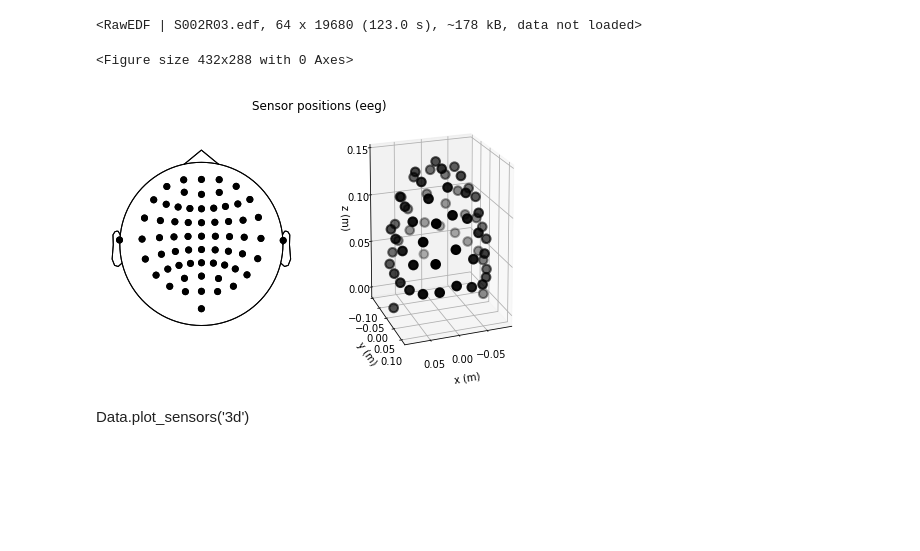
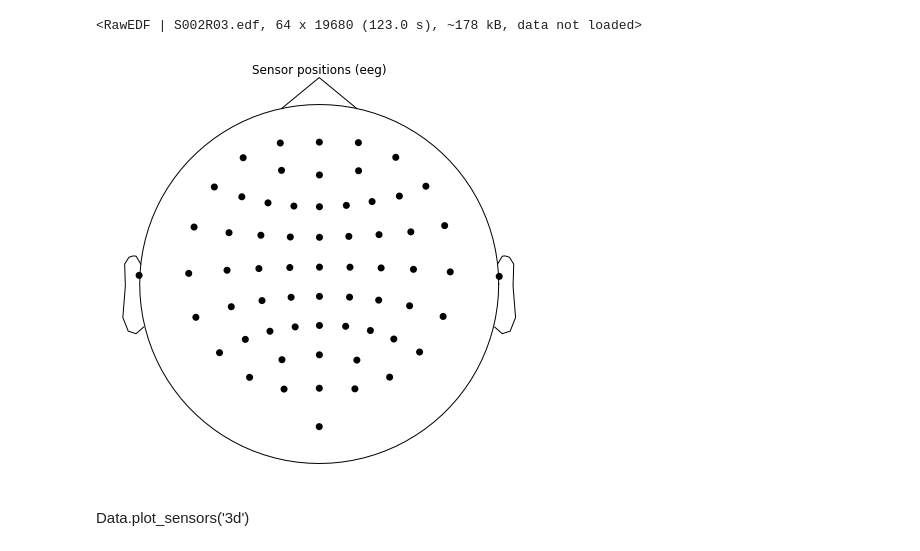
Before and after one commit to birajstha-zz/Motor_imagery, a Jupyter notebook: MI_viz.ipynb, the cells around one changed output. Cells and saved outputs as stored; diff of their text form; code cells hidden in the pictures; blank space fills up the shorter version.

```diff
--- a/MI_viz.ipynb
+++ b/MI_viz.ipynb
@@ -166,11 +166,10 @@ Data.set_montage(montage)
 # %%
 import matplotlib.pyplot as plt
 # %%
-fig = plt.figure()
-Data.plot_sensors(ch_type='eeg', axes=ax2d)
+#fig = plt.figure()
+Data.plot_sensors(ch_type='eeg');
 # %% [output]
-<Figure size 432x288 with 0 Axes>
-[figure, old version]
+[figure, new version]
 # %% [markdown]
 Data.plot_sensors('3d')
 # %%
```
Also changed, not shown: parts of 7 cells of this notebook, 25 other files.
